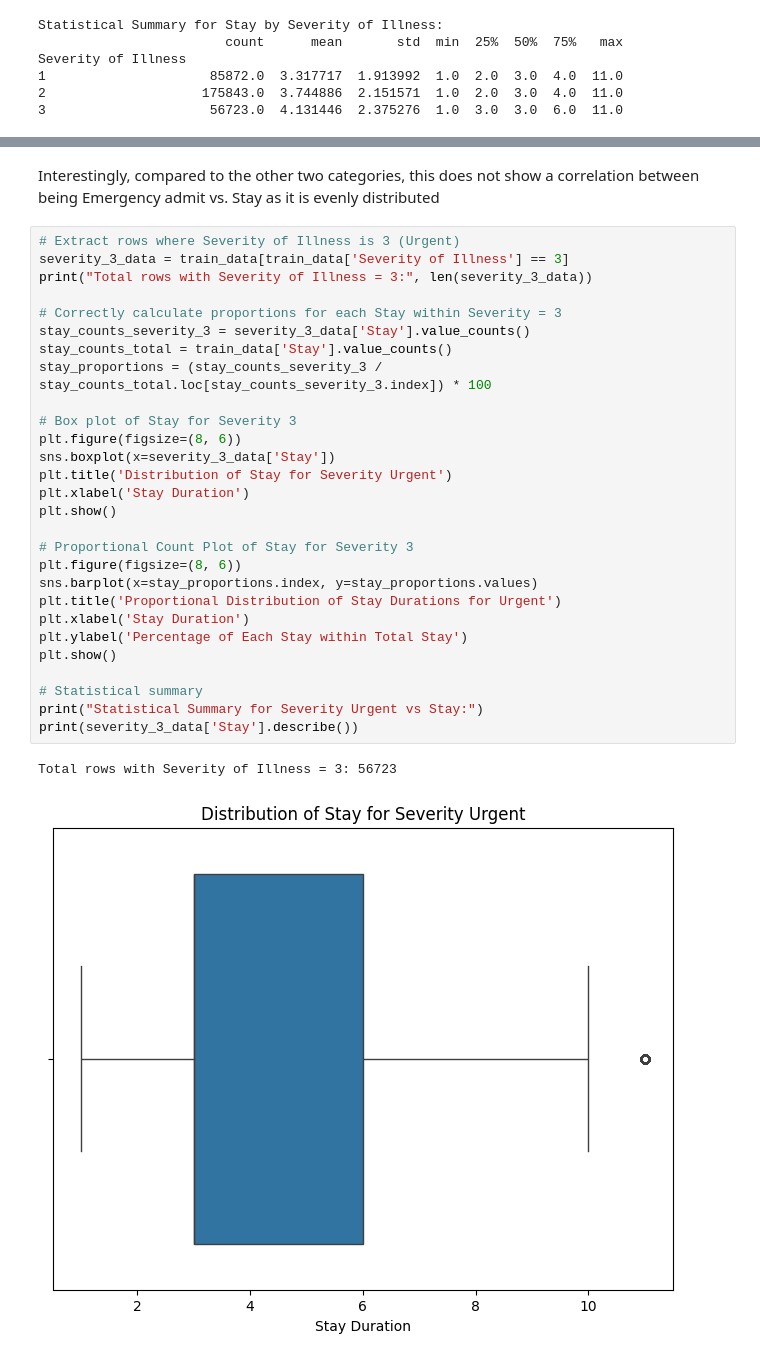
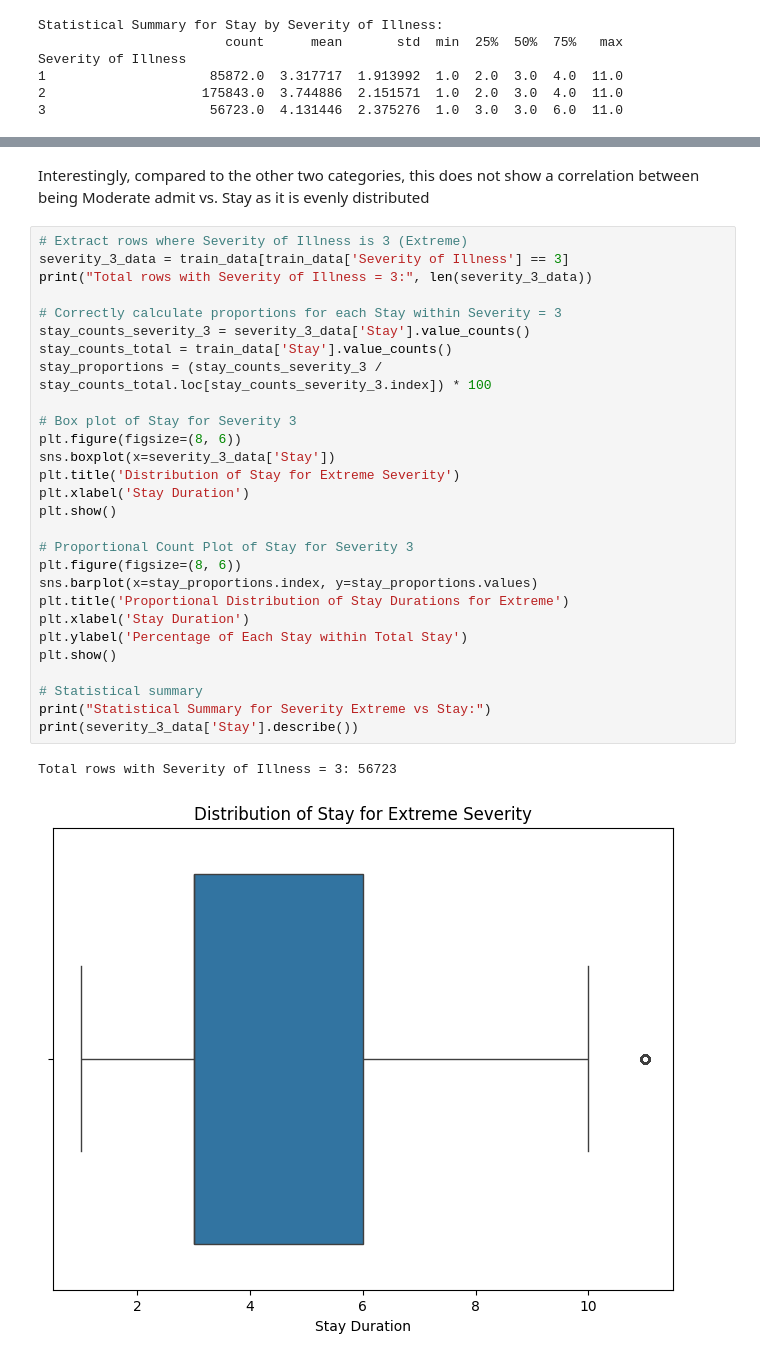
Before and after one commit to Jayjolie1026/4260, a Jupyter notebook: data_analysis.ipynb, the cells around one changed output, grey strips where cells are left out. Drawn from its saved outputs; the diff is of its cells as text.

```diff
--- a/data_analysis.ipynb
+++ b/data_analysis.ipynb
@@ -586,35 +627,35 @@ min           1.000000
 max          11.000000
 Name: Stay, dtype: float64
 # %% [markdown]
-Interestingly, compared to the other two categories, this does not show a correlation between being Emergency admit vs. Stay as it is evenly distributed
+Interestingly, compared to the other two categories, this does not show a correlation between being Moderate admit vs. Stay as it is evenly distributed
 # %%
-# Extract rows where Severity of Illness is 3 (Urgent)
+# Extract rows where Severity of Illness is 3 (Extreme)
 severity_3_data = train_data[train_data['Severity of Illness'] == 3]
 print("Total rows with Severity of Illness = 3:", len(severity_3_data))
 
 # Correctly calculate proportions for each Stay within Severity = 3
 stay_counts_severity_3 = severity_3_data['Stay'].value_counts()
 stay_counts_total = train_data['Stay'].value_counts()
 stay_proportions = (stay_counts_severity_3 / stay_counts_total.loc[stay_counts_severity_3.index]) * 100
 
 # Box plot of Stay for Severity 3
 plt.figure(figsize=(8, 6))
 sns.boxplot(x=severity_3_data['Stay'])
-plt.title('Distribution of Stay for Severity Urgent')
+plt.title('Distribution of Stay for Extreme Severity')
 plt.xlabel('Stay Duration')
 plt.show()
 
 # Proportional Count Plot of Stay for Severity 3
 plt.figure(figsize=(8, 6))
 sns.barplot(x=stay_proportions.index, y=stay_proportions.values)
-plt.title('Proportional Distribution of Stay Durations for Urgent')
+plt.title('Proportional Distribution of Stay Durations for Extreme')
 plt.xlabel('Stay Duration')
 plt.ylabel('Percentage of Each Stay within Total Stay')
 plt.show()
 
 # Statistical summary
-print("Statistical Summary for Severity Urgent vs Stay:")
+print("Statistical Summary for Severity Extreme vs Stay:")
 print(severity_3_data['Stay'].describe())
 # %% [output]
 Total rows with Severity of Illness = 3: 56723
-[figure, old version]
+[figure, new version]
```
Also changed, not shown: parts of 8 cells of this notebook.
